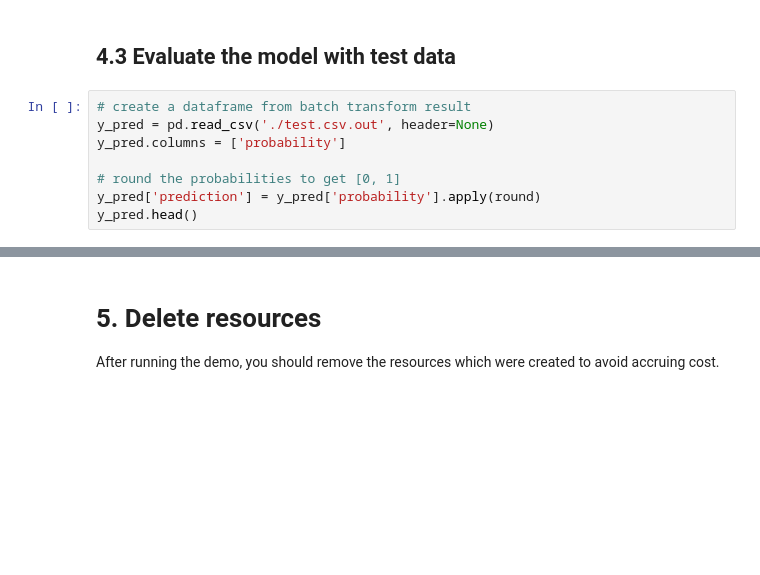
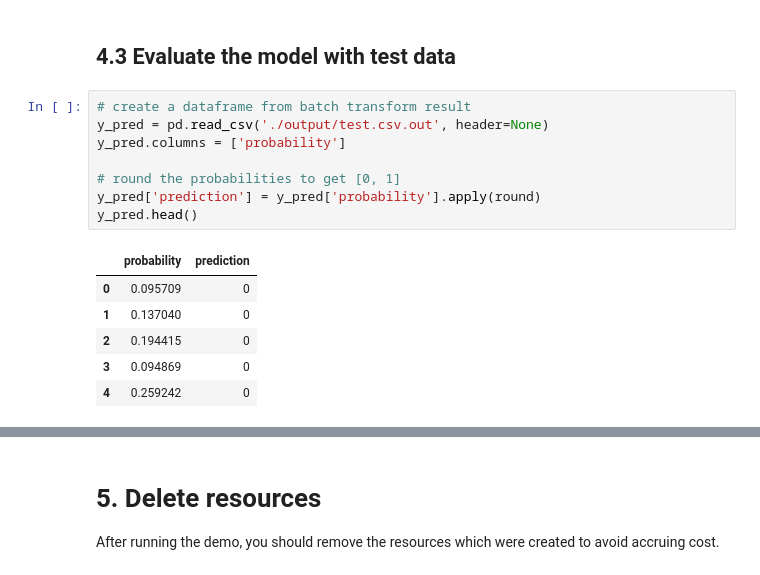
Before and after one commit to Amirosimani/sm-tutorial, a Jupyter notebook: 2 hour/studio_tutorial_pipelines.ipynb, the cells around one changed output, grey strips where cells are left out. Saved outputs shown, nothing was run; the diff lists cells and outputs as text; blank space fills up the shorter version.

```diff
--- a/2 hour/studio_tutorial_pipelines.ipynb
+++ b/2 hour/studio_tutorial_pipelines.ipynb
@@ -563,12 +576,19 @@ When the batch transform job is complete, SageMaker creates the test.csv.out pre
 ## 4.3 Evaluate the model with test data
 # %%
 # create a dataframe from batch transform result
-y_pred = pd.read_csv('./test.csv.out', header=None)
+y_pred = pd.read_csv('./output/test.csv.out', header=None)
 y_pred.columns = ['probability']
 
 # round the probabilities to get [0, 1]
 y_pred['prediction'] = y_pred['probability'].apply(round)
 y_pred.head()
+# %% [output]
+|  | probability | prediction |
+| 0 | 0.095709 | 0 |
+| 1 | 0.137040 | 0 |
+| 2 | 0.194415 | 0 |
+| 3 | 0.094869 | 0 |
+| 4 | 0.259242 | 0 |
 # %%
 # Generate classification report
 y_test = X_test['LABEL']
```
Also changed, not shown: parts of 5 cells of this notebook, 1 other file.
